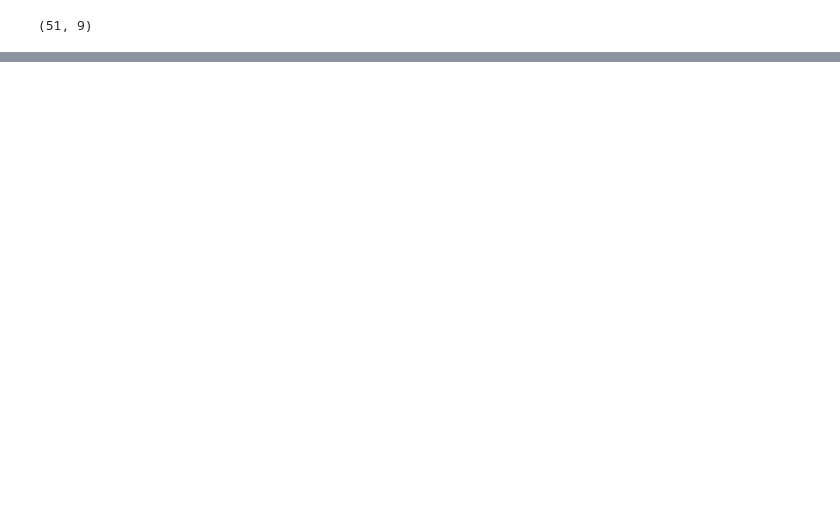
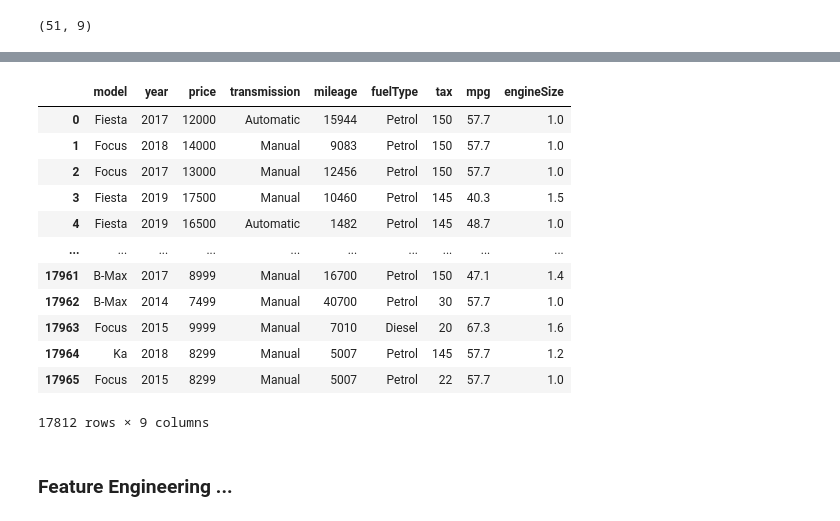
Before and after one commit to adarsh-singh106/Road-To-ML, a Jupyter notebook: Week - 2/02-Ford-Price-Prediction.ipynb, the cells around one changed output, grey strips where cells are left out. Drawn from its saved outputs; the diff is of its cells as text; code cells hidden in the pictures; blank space fills up the shorter version.

```diff
--- a/Week - 2/02-Ford-Price-Prediction.ipynb
+++ b/Week - 2/02-Ford-Price-Prediction.ipynb
@@ -372,0 +401,18 @@ df[(df['engineSize'] == 0)]
+# %%
+df
+# %% [output]
+|  | model | year | price | transmission | mileage | fuelType | tax | mpg | engineSize |
+| 0 | Fiesta | 2017 | 12000 | Automatic | 15944 | Petrol | 150 | 57.7 | 1.0 |
+| 1 | Focus | 2018 | 14000 | Manual | 9083 | Petrol | 150 | 57.7 | 1.0 |
+| 2 | Focus | 2017 | 13000 | Manual | 12456 | Petrol | 150 | 57.7 | 1.0 |
+| 3 | Fiesta | 2019 | 17500 | Manual | 10460 | Petrol | 145 | 40.3 | 1.5 |
+| 4 | Fiesta | 2019 | 16500 | Automatic | 1482 | Petrol | 145 | 48.7 | 1.0 |
+| ... | ... | ... | ... | ... | ... | ... | ... | ... | ... |
+| 17961 | B-Max | 2017 | 8999 | Manual | 16700 | Petrol | 150 | 47.1 | 1.4 |
+| 17962 | B-Max | 2014 | 7499 | Manual | 40700 | Petrol | 30 | 57.7 | 1.0 |
+| 17963 | Focus | 2015 | 9999 | Manual | 7010 | Diesel | 20 | 67.3 | 1.6 |
+| 17964 | Ka | 2018 | 8299 | Manual | 5007 | Petrol | 145 | 57.7 | 1.2 |
+| 17965 | Focus | 2015 | 8299 | Manual | 5007 | Petrol | 22 | 57.7 | 1.0 |
+17812 rows × 9 columns
+# %% [markdown]
+### Feature Engineering ...
```
Also changed, not shown: parts of 19 cells of this notebook.
